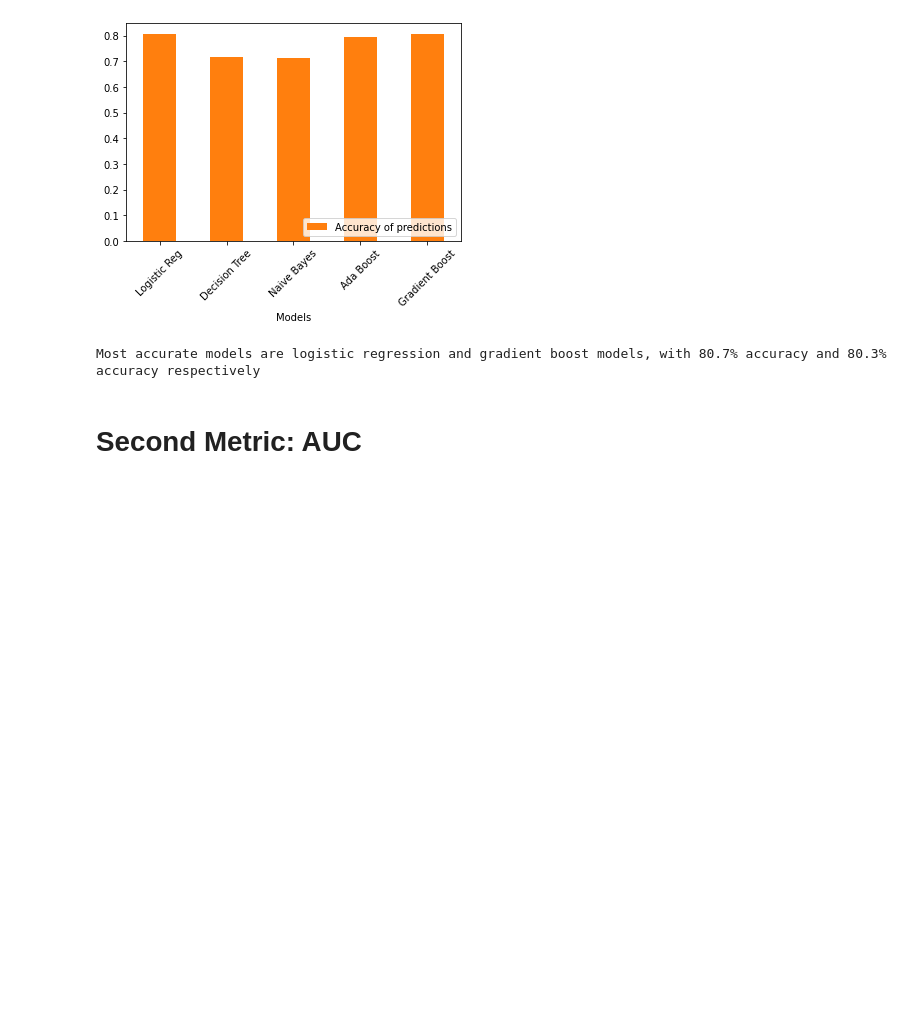
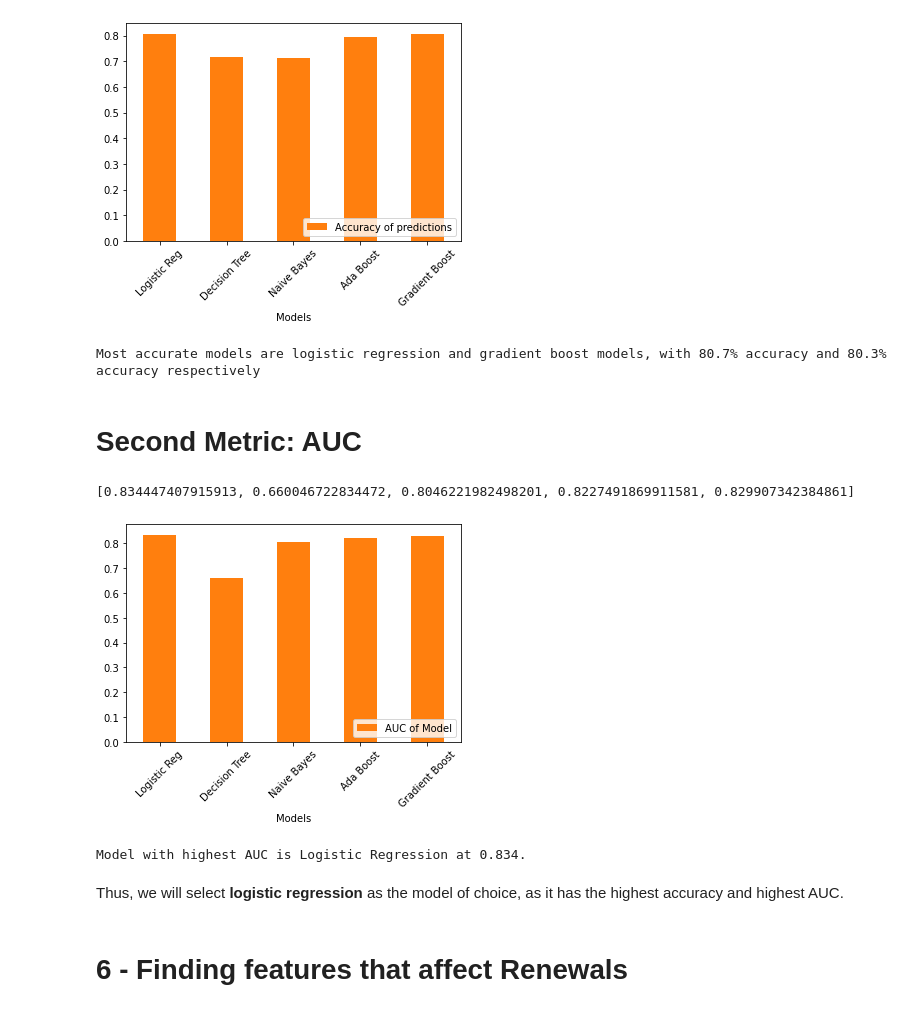
Before and after one commit to Tat-sheng/govtech_vica, a Jupyter notebook: VICA_tatsheng.ipynb, the cells around one changed output. Cells and saved outputs as stored; diff of their text form; code cells hidden in the pictures; blank space fills up the shorter version.

Commit message:
Completed Models, features wip

```diff
--- a/VICA_tatsheng.ipynb
+++ b/VICA_tatsheng.ipynb
@@ -537,14 +555,14 @@ Most accurate models are logistic regression and gradient boost models, with 80.
 # %% [markdown]
 # Second Metric: AUC
 # %%
-def get_AUC(model):
-
+def get_AUC(alg, params={}):
+    model = alg(**params) #Instantiating the algorithm class and unpacking parameters if any
+    model.fit(X_train, y_train)
     ###########
     # Plot the ROC curve of a given classifier and the data to evaluate on. Also, calculate the AUC measure.
     # Input: Model
     # Output: The AUC measure
     ###########
-
     # Get the appropriate feature and outcome data
     X,y, _ = X_test, y_test, X_test_unscale
 
@@ -558,3 +576,29 @@ def get_AUC(model):
     model_auc = roc_auc_score(y,model_prob)
 
     return model_auc
+# %%
+auc_lr = get_AUC(LogisticRegression)
+auc_dt = get_AUC(DecisionTreeClassifier)
+auc_nb = get_AUC(GaussianNB)
+auc_ab = get_AUC(AdaBoostClassifier)
+auc_gb = get_AUC(GradientBoostingClassifier)
+
+auc_lst = [auc_lr, auc_dt, auc_nb, auc_ab, auc_gb]
+
+print(auc_lst)
+# %% [output]
+[0.834447407915913, 0.660046722834472, 0.8046221982498201, 0.8227491869911581, 0.829907342384861]
+# %%
+results2 = pd.DataFrame({'Models':['Logistic Reg', 'Decision Tree', 'Naive Bayes', 'Ada Boost', 'Gradient Boost'], 'AUC of Model': auc_lst})
+ax10 = results2.plot.bar(x='Models', y='AUC of Model', rot=45, color = 'tab:orange')
+plt.legend(loc = 'lower right')
+plt.show()
+
+print('Model with highest AUC is Logistic Regression at 0.834.')
+# %% [output]
+[figure, added]
+Model with highest AUC is Logistic Regression at 0.834.
+# %% [markdown]
+Thus, we will select **logistic regression** as the model of choice, as it has the highest accuracy and highest AUC.
+# %% [markdown]
+# 6 - Finding features that affect Renewals
```
Also changed, not shown: parts of 5 cells of this notebook.
